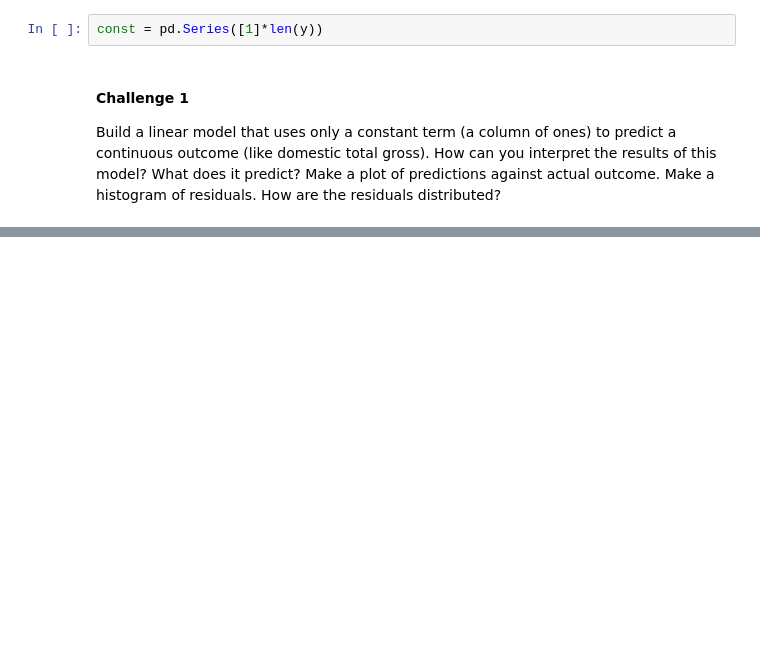
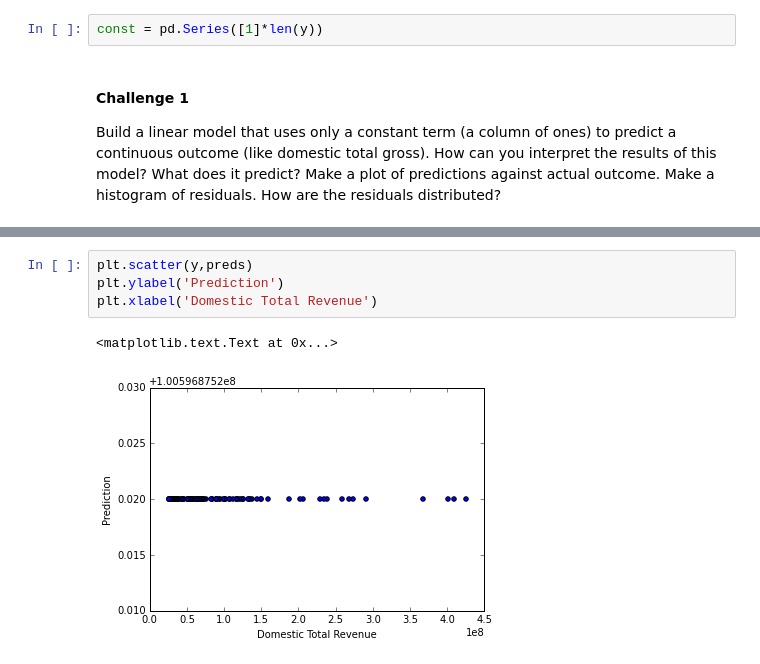
Before and after one commit to jstnstwrt/linear-regression-exercises, a Jupyter notebook: linear_regression_exercises.ipynb, the cells around one changed output, grey strips where cells are left out. Drawn from its saved outputs; the diff is of its cells as text; blank space fills up the shorter version.

Commit message:
added a 2nd feature to the model additonal to the constant term, and plotted the new predictions

```diff
--- a/linear_regression_exercises.ipynb
+++ b/linear_regression_exercises.ipynb
@@ -25,0 +29,7 @@ plt.scatter()
+# %%
+plt.scatter(y,preds)
+plt.ylabel('Prediction')
+plt.xlabel('Domestic Total Revenue')
+# %% [output]
+<matplotlib.text.Text at 0x...>
+[figure, added]
```
Also changed, not shown: parts of 13 cells of this notebook.
